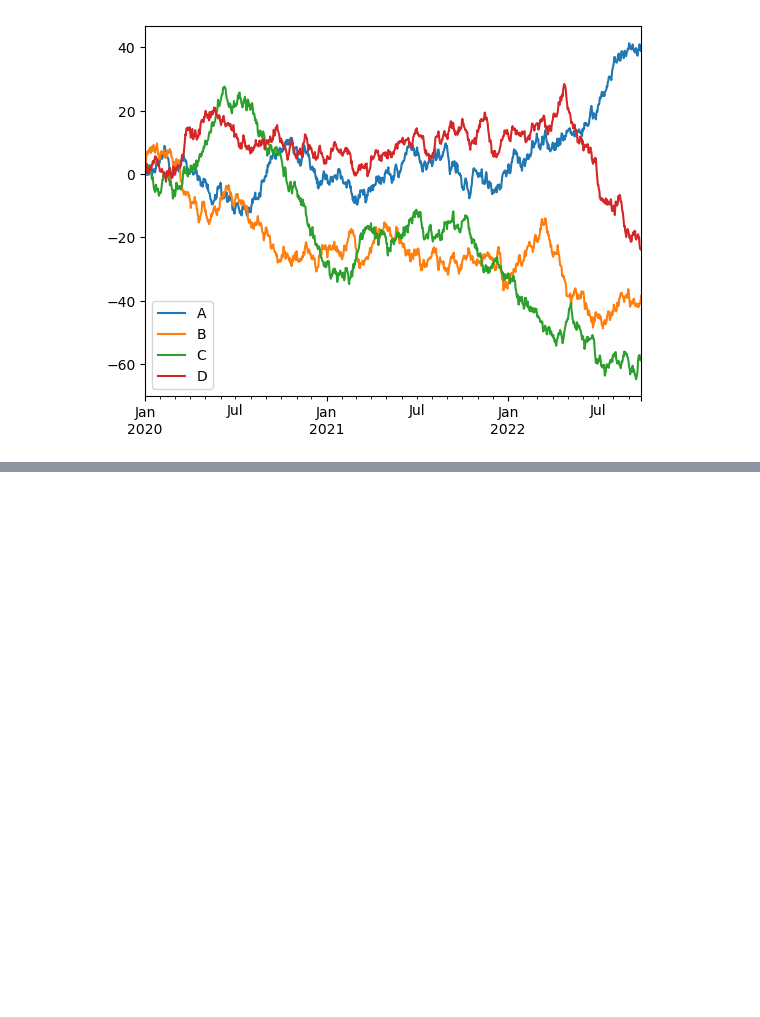
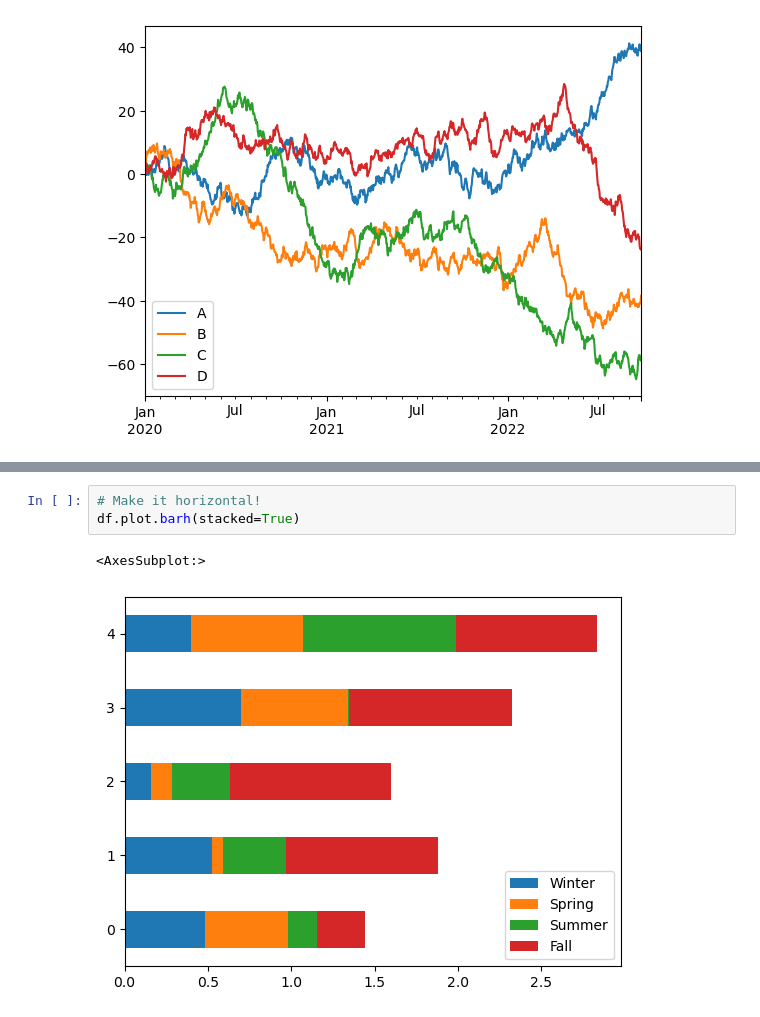
Before and after one commit to sormazabal/IntroToPython2022, a Jupyter notebook: Week5/Week5.ipynb, the cells around one changed output, grey strips where cells are left out. Drawn from its saved outputs; the diff is of its cells as text; blank space fills up the shorter version.

```diff
--- a/Week5/Week5.ipynb
+++ b/Week5/Week5.ipynb
@@ -201,0 +231,6 @@ df.plot()
+# %%
+# Make it horizontal!
+df.plot.barh(stacked=True)
+# %% [output]
+<AxesSubplot:>
+[figure, added]
```
Also changed, not shown: parts of 5 cells of this notebook.
